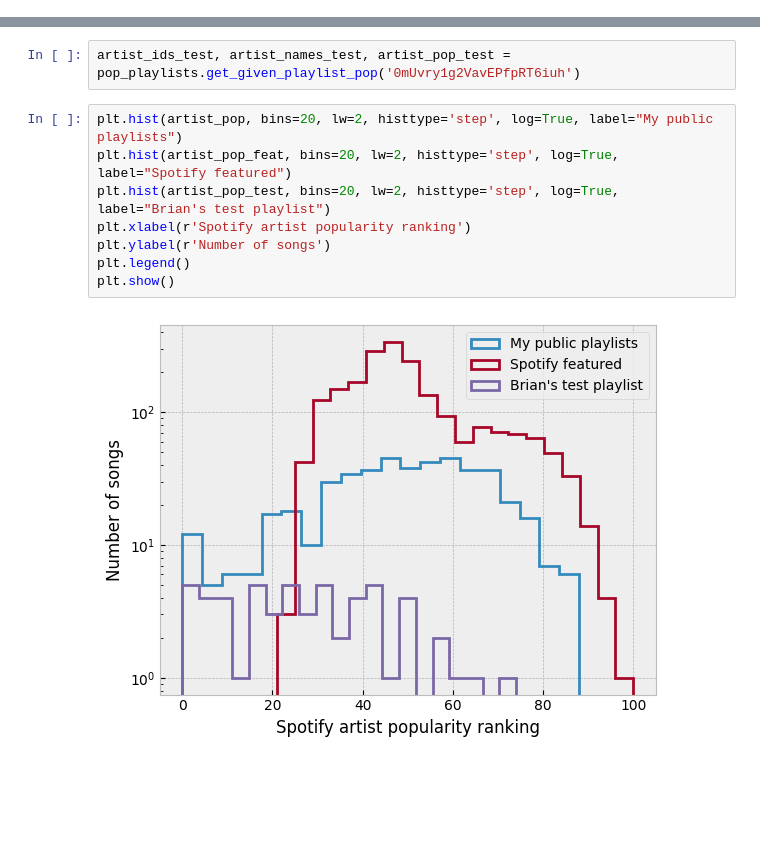
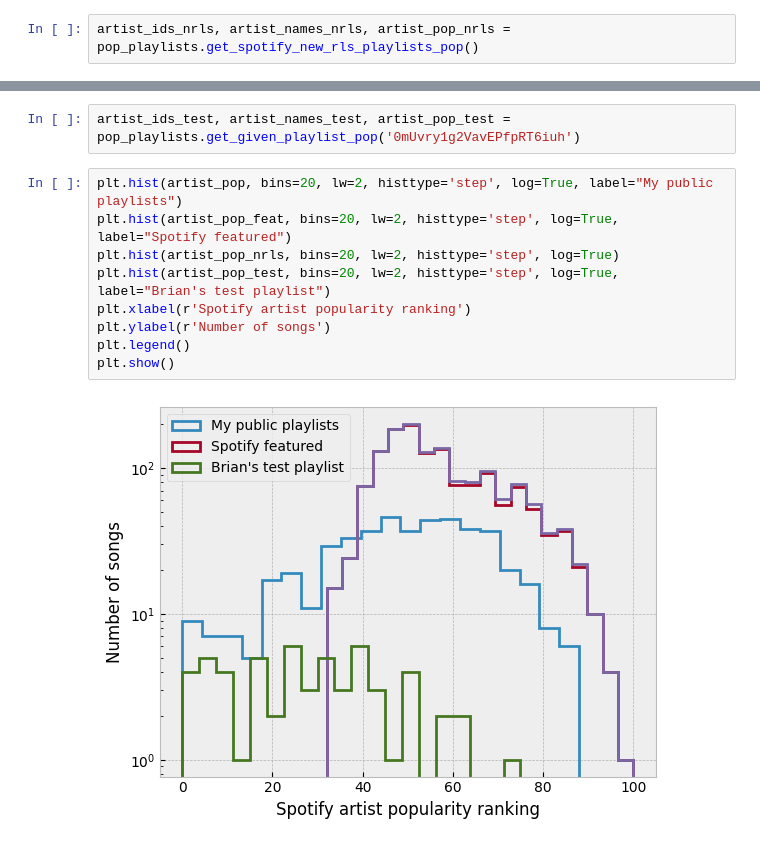
Before and after one commit to sjeffreson/serch, a Jupyter notebook: Compare_playlist-popularity.ipynb, the cells around one changed output, grey strips where cells are left out. Saved outputs shown, nothing was run; the diff lists cells and outputs as text; blank space fills up the shorter version.

```diff
--- a/Compare_playlist-popularity.ipynb
+++ b/Compare_playlist-popularity.ipynb
@@ -72,0 +103,2 @@ plt.show()
+# %%
+artist_ids_nrls, artist_names_nrls, artist_pop_nrls = pop_playlists.get_spotify_new_rls_playlists_pop()
@@ -75,10 +119,11 @@ artist_ids_test, artist_names_test, artist_pop_test = pop_playlists.get_given_pl
 # %%
 plt.hist(artist_pop, bins=20, lw=2, histtype='step', log=True, label="My public playlists")
 plt.hist(artist_pop_feat, bins=20, lw=2, histtype='step', log=True, label="Spotify featured")
+plt.hist(artist_pop_nrls, bins=20, lw=2, histtype='step', log=True)
 plt.hist(artist_pop_test, bins=20, lw=2, histtype='step', log=True, label="Brian's test playlist")
 plt.xlabel(r'Spotify artist popularity ranking')
 plt.ylabel(r'Number of songs')
 plt.legend()
 plt.show()
 # %% [output]
-[figure, old version]
+[figure, new version]
```
Also changed, not shown: parts of 13 cells of this notebook, 11 other files.
